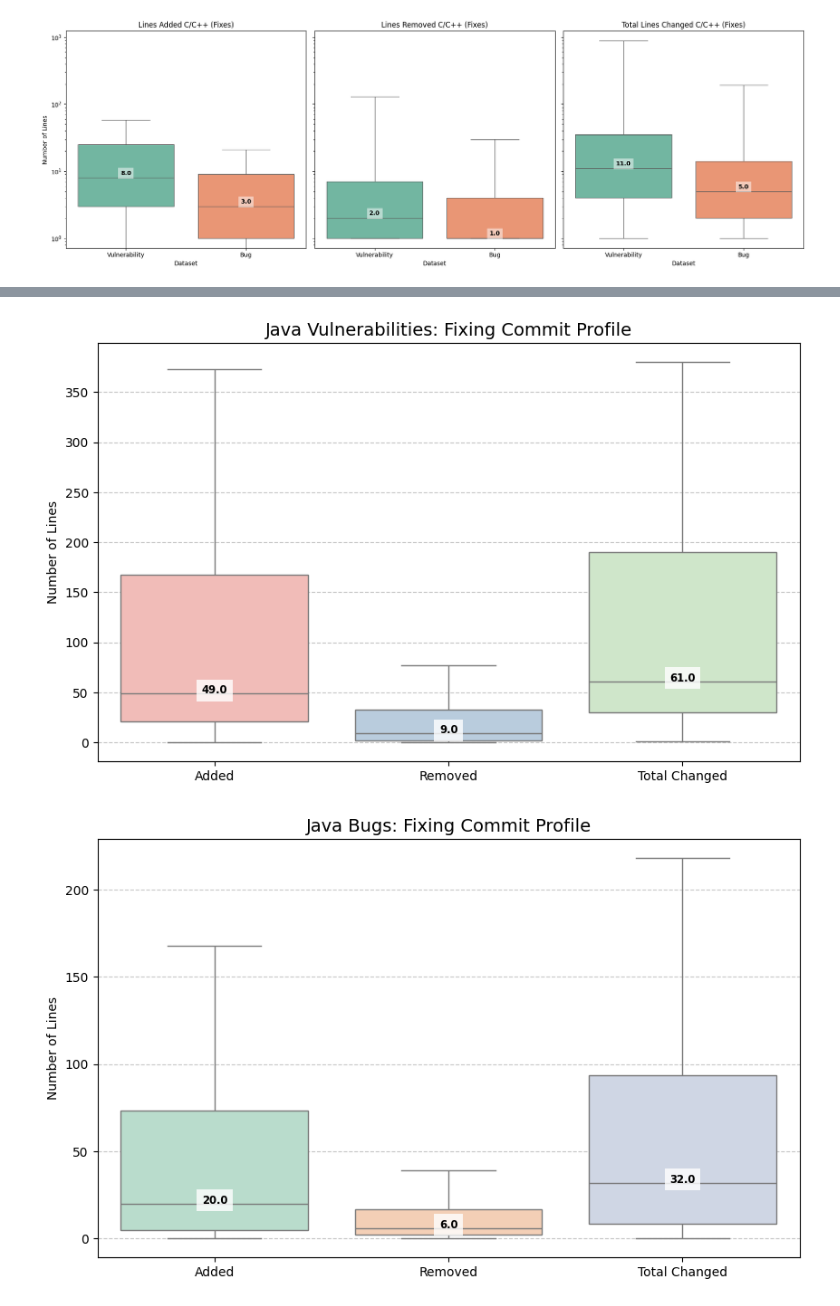
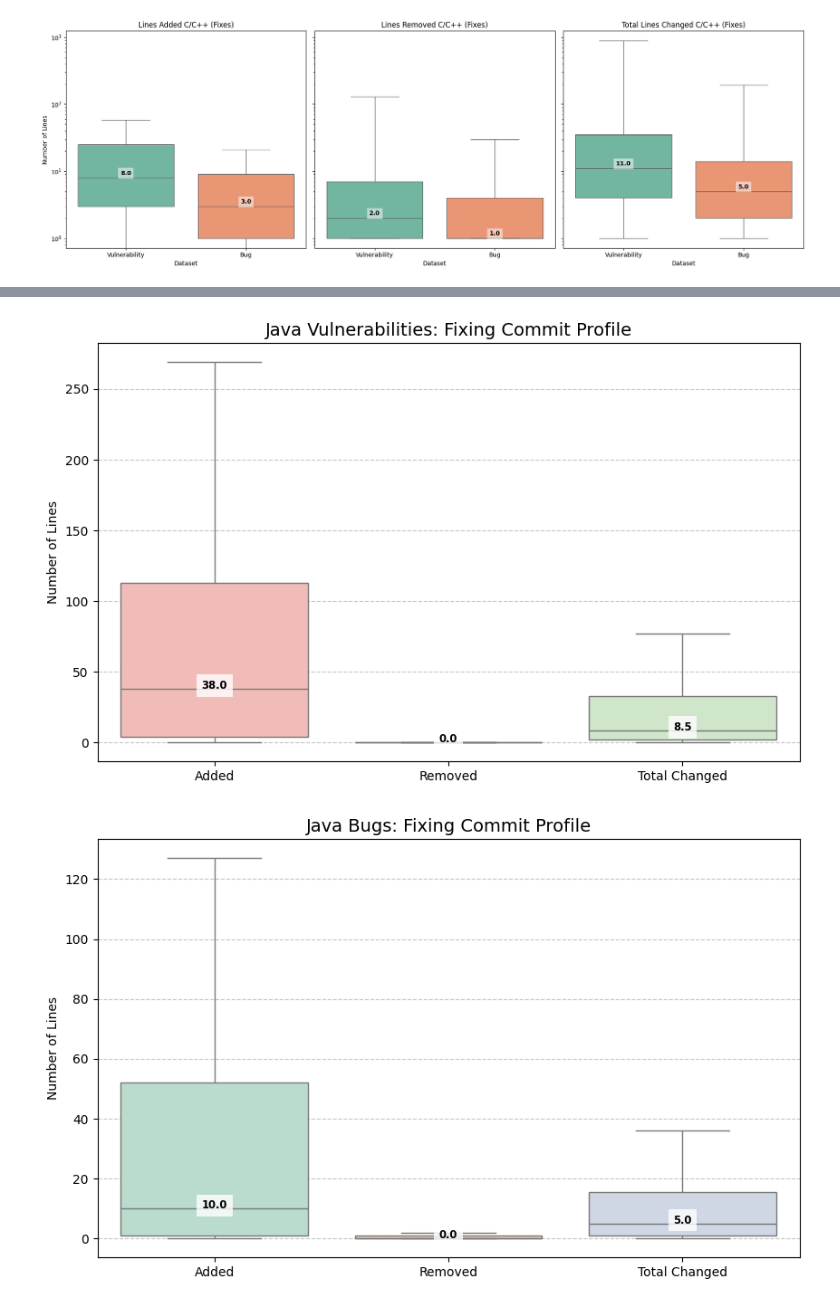
Before and after one commit to zaryanz/churn-bugs-vulns, a Jupyter notebook: notebooks/03_rq1_analysis.ipynb, the cells around one changed output, grey strips where cells are left out. Cells and saved outputs as stored; diff of their text form; code cells hidden in the pictures.

Commit message:
feat: introduced utils to calculate modified lines count

```diff
--- a/notebooks/03_rq1_analysis.ipynb
+++ b/notebooks/03_rq1_analysis.ipynb
@@ -50,7 +50,7 @@ VIC                 164.0  6068.46  8255            164.0  6068.46  8255
 import pandas as pd
 
 # 1. Load the datasets
-df_churn = pd.read_csv('../data/intermediate/churn.csv')
+df_churn = pd.read_csv('../data/intermediate/churn_linux.csv')
 df_labels = pd.read_csv('../data/intermediate/commits_dataset_linux.csv')
 
 # 2. Merge the datasets on 'commit_id'
@@ -59,13 +59,13 @@ df_bug = pd.merge(df_labels, df_churn, on='commit_id', how='inner')
 # 3. Define Metrics (Aligning with the Vulnerability dataset)
 df_bug['lines_added'] = df_bug['num_lines_added']
 df_bug['lines_removed'] = df_bug['num_lines_deleted']
-df_bug['lines_changed'] = df_bug['num_lines_added'] + df_bug['num_lines_deleted']
+df_bug['lines_modified'] = df_bug['num_lines_modified']
 
 df_bug['Dataset'] = 'Bug'
 df_bug['Type'] = df_bug['commit_role'].map({'BIC': 'Inducing', 'BFC': 'Fixing'})
 
 # 4. Group by commit_role and calculate stats for all three metrics
-metrics = ['lines_added', 'lines_removed', 'lines_changed']
+metrics = ['lines_added', 'lines_removed', 'lines_modified']
 stats = df_bug.groupby('commit_role')[metrics].agg(['median', 'mean', 'count'])
 
 print("Bug Statistics (Linux KFC):")
@@ -197,13 +197,13 @@ df_bug_java = pd.merge(df_labels, df_churn_java, on='commit_id', how='inner')
 # 3. Define Metrics (Aligning with the Vulnerability dataset)
 df_bug_java['lines_added'] = df_bug_java['num_lines_added']
 df_bug_java['lines_removed'] = df_bug_java['num_lines_deleted']
-df_bug_java['lines_changed'] = df_bug_java['num_lines_added'] + df_bug_java['num_lines_deleted']
+df_bug_java['lines_modified'] = df_bug_java['num_lines_modified']
 
 df_bug_java['Dataset'] = 'Bug'
 df_bug_java['Type'] = df_bug_java['commit_role'].map({'BIC': 'Inducing', 'BFC': 'Fixing'})
 
 # 4. Group by commit_role and calculate stats for all three metrics
-metrics = ['lines_added', 'lines_removed', 'lines_changed']
+metrics = ['lines_added', 'lines_removed', 'lines_modified']
 stats = df_bug_java.groupby('commit_role')[metrics].agg(['median', 'mean', 'count'])
 
 print("Bug Statistics (DS_APACHE):")
@@ -242,43 +242,43 @@ import pandas as pd
 # Function to plot the "Internal Profile" to avoid repeating code
 def plot_internal_profile(df, title, palette_name):
     # Melt the dataframe for boxplot compatibility
-    df_melt = df.melt(value_vars=['lines_added', 'lines_removed', 'lines_changed'],
+    df_melt = df.melt(value_vars=['lines_added', 'lines_removed', 'lines_modified'],
                       var_name='Metric', value_name='Lines')
 
     plt.figure(figsize=(10, 6))
 
     # Create the boxplot
     ax = sns.boxplot(data=df_melt, x='Metric', y='Lines', hue='Metric',
                      showfliers=False, palette=palette_name, legend=False)
 
     # Add Median text labels on top of each box
     medians = df_melt.groupby(['Metric'])['Lines'].median()
 
     # Explicitly map the x-ticks to the metric names used in the melt
-    metric_order = ['lines_added', 'lines_removed', 'lines_changed']
+    metric_order = ['lines_added', 'lines_removed', 'lines_modified']
 
     for xtick in ax.get_xticks():
         metric_name = metric_order[xtick]
         median_val = medians[metric_name]
 
         # Place text slightly above the median line
         ax.text(xtick, median_val, f'{median_val:.1f}',
                 horizontalalignment='center', size='small', color='black',
                 weight='bold', bbox=dict(facecolor='white', alpha=0.8, edgecolor='none'))
 
     plt.title(title, fontsize=14)
     plt.xticks([0, 1, 2], ['Added', 'Removed', 'Total Changed'])
     plt.xlabel('')
     plt.ylabel('Number of Lines')
     plt.grid(axis='y', linestyle='--', alpha=0.7)
     plt.show()
 
 plot_internal_profile(df_java_vfc_only, "Java Vulnerabilities: Fixing Commit Profile", "Pastel1")
 
 plot_internal_profile(df_java_bfc_only, "Java Bugs: Fixing Commit Profile", "Pastel2")
 # %% [output]
-[figure, old version]
+[figure, new version]
-[figure, old version]
+[figure, new version]
 # %%
 import seaborn as sns
 import matplotlib.pyplot as plt
```
Also changed, not shown: parts of 4 cells of this notebook, 19 other files.
